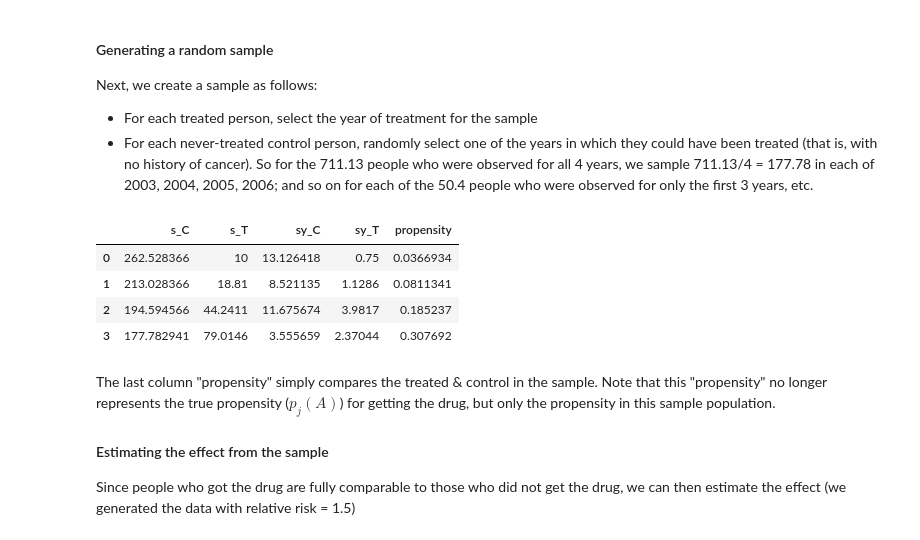
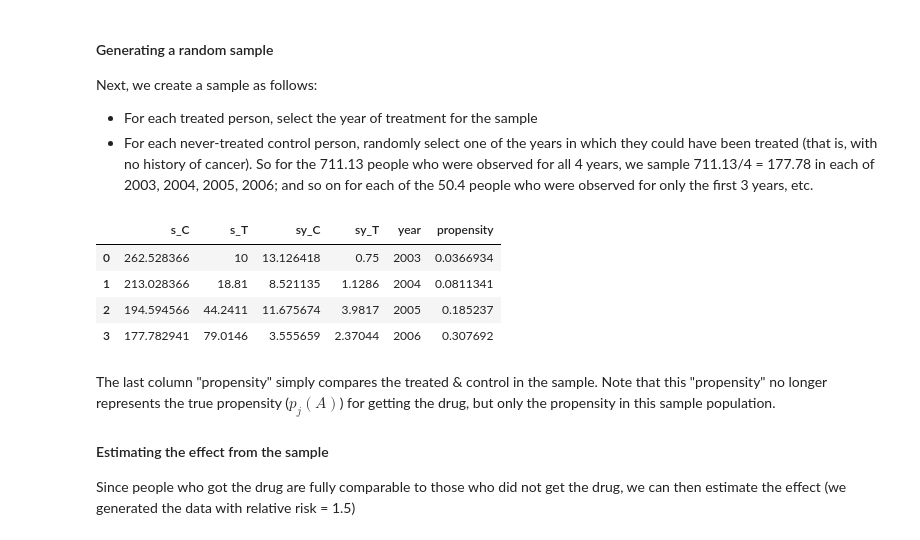
Before and after one commit to RDMelamed/writeups, a Jupyter notebook: 17.09.22_time_samples.ipynb, the cells around one changed output. Saved outputs shown, nothing was run; the diff lists cells and outputs as text; code cells hidden in the pictures.

Commit message:
year

```diff
--- a/17.09.22_time_samples.ipynb
+++ b/17.09.22_time_samples.ipynb
@@ -74,26 +74,27 @@ Next, we create a sample as follows:
 # %%
 # selection of never-treated controls
 controls = np.zeros(pop.shape[0])
 totPlaced = 0
 for i in range(samp.shape[0]-1,-1,-1):
     toPlace = pop['neverTreated'][i] - totPlaced
     controls[:(i + 1)] += toPlace/(i + 1)
     totPlaced += toPlace
 
 # put together the sample
-samp = pd.DataFrame({'s_T':pop['n_T'], # number Treated in sample in each year-- same as in population
+samp = pd.DataFrame({'year':pop['year'],
+                     's_T':pop['n_T'], # number Treated in sample in each year-- same as in population
                      'sy_T':pop['n_T']*pY*effect, # number of cancer cases in Treated-- also same
                      's_C':controls, # number Controls in sample in each year
                     'sy_C':controls*pY})
 samp['propensity'] = samp['s_T']/(samp['s_T'] + samp['s_C'])
 
 samp
 # %% [output]
-|  | s_C | s_T | sy_C | sy_T | propensity |
-| 0 | 262.528366 | 10 | 13.126418 | 0.75 | 0.0366934 |
-| 1 | 213.028366 | 18.81 | 8.521135 | 1.1286 | 0.0811341 |
-| 2 | 194.594566 | 44.2411 | 11.675674 | 3.9817 | 0.185237 |
-| 3 | 177.782941 | 79.0146 | 3.555659 | 2.37044 | 0.307692 |
+|  | s_C | s_T | sy_C | sy_T | year | propensity |
+| 0 | 262.528366 | 10 | 13.126418 | 0.75 | 2003 | 0.0366934 |
+| 1 | 213.028366 | 18.81 | 8.521135 | 1.1286 | 2004 | 0.0811341 |
+| 2 | 194.594566 | 44.2411 | 11.675674 | 3.9817 | 2005 | 0.185237 |
+| 3 | 177.782941 | 79.0146 | 3.555659 | 2.37044 | 2006 | 0.307692 |
 # %% [markdown]
 The last column "propensity" simply compares the treated & control in the sample.  Note that this "propensity" no longer represents the true propensity ($p_j(A)$) for getting the drug, but only the propensity in this sample population.
 
```
